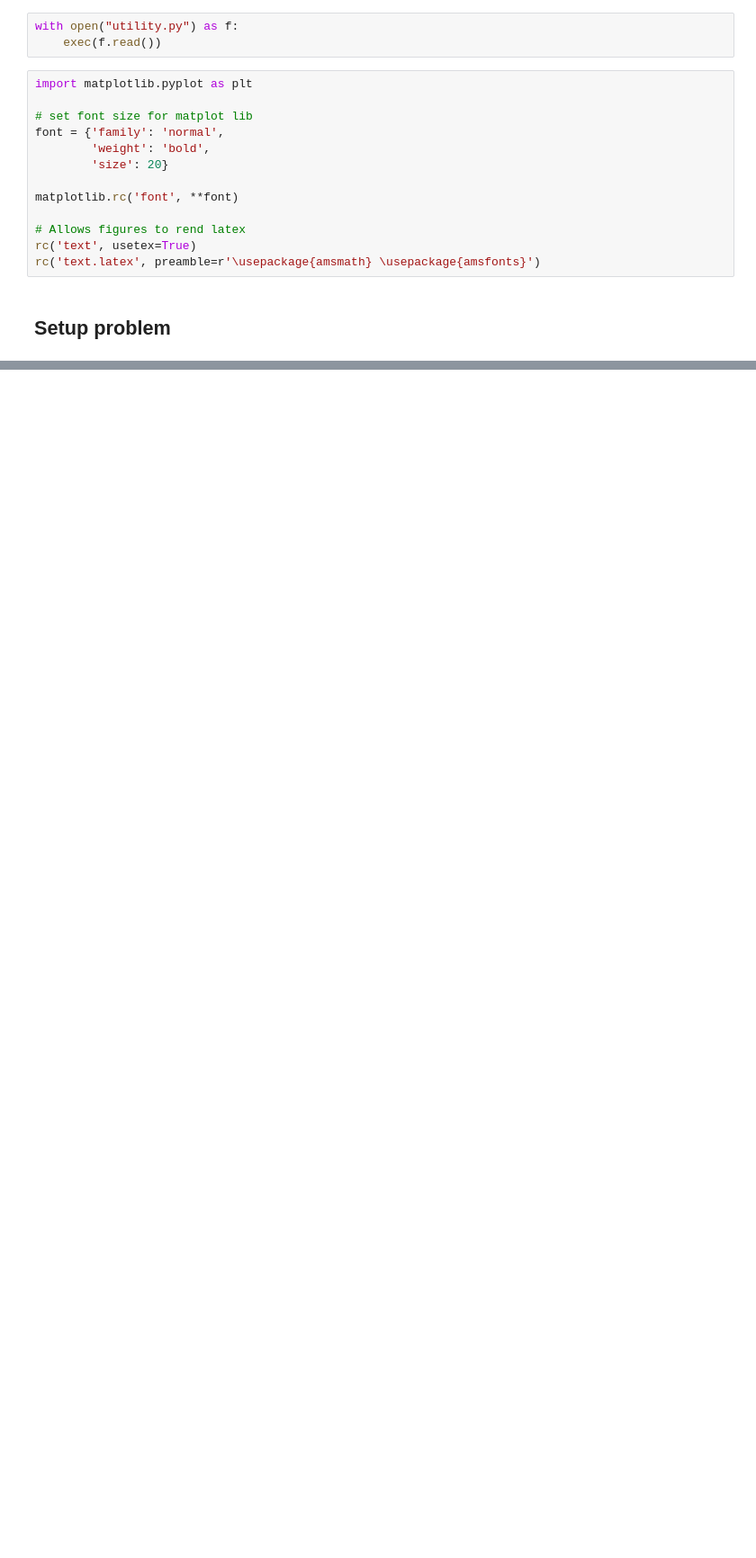
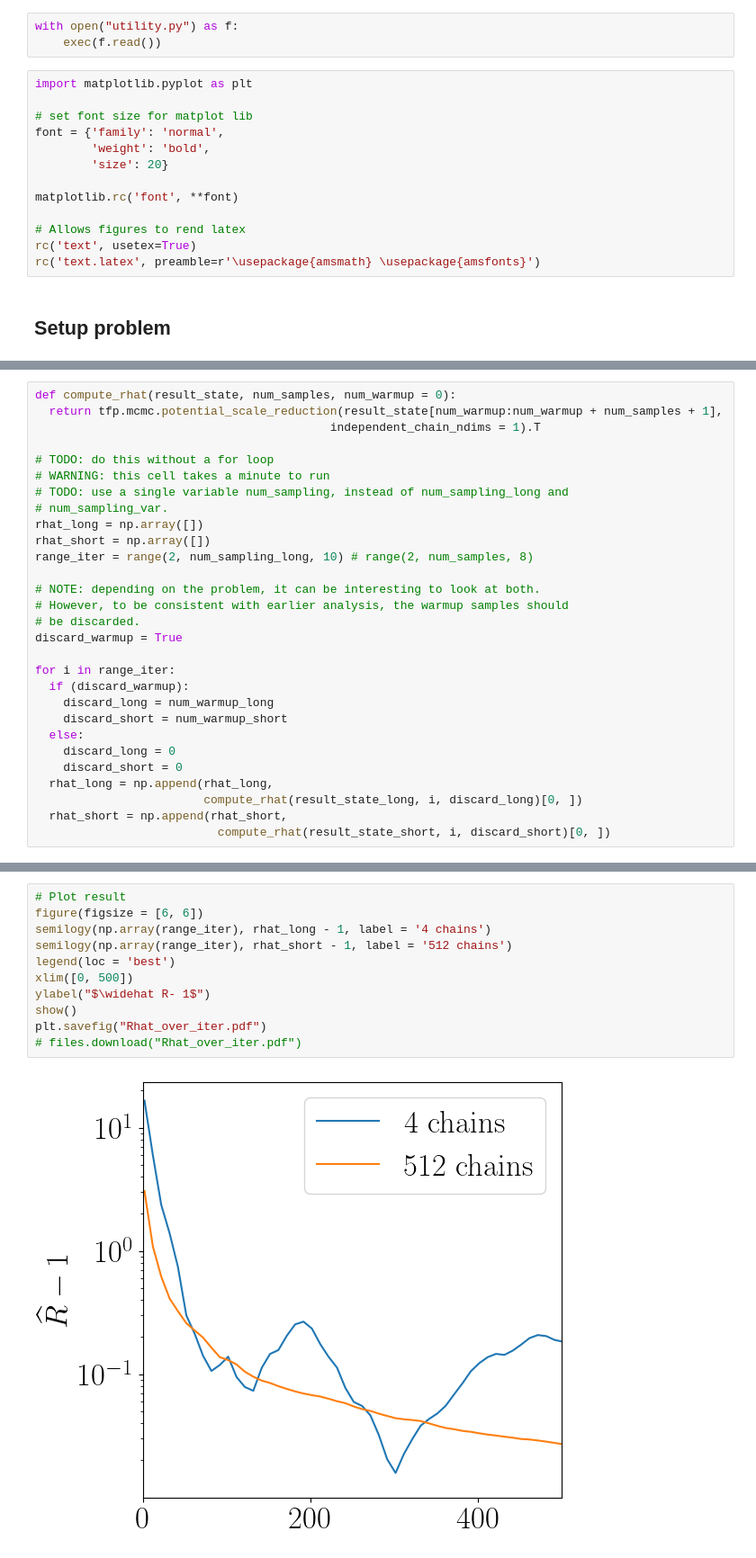
Before and after one commit to charlesm93/nested-rhat, a Jupyter notebook: rosenbrock_example.ipynb, the cells around one changed output, grey strips where cells are left out. Shown at 90% size. Drawn from its saved outputs; the diff is of its cells as text; blank space fills up the shorter version.

```diff
--- a/rosenbrock_example.ipynb
+++ b/rosenbrock_example.ipynb
@@ -102,0 +253,29 @@ XlaRuntimeError: FAILED_PRECONDITION: DNN library initialization failed. Look at
+# %%
+def compute_rhat(result_state, num_samples, num_warmup = 0):
+  return tfp.mcmc.potential_scale_reduction(result_state[num_warmup:num_warmup + num_samples + 1],
+                                          independent_chain_ndims = 1).T
+
+# TODO: do this without a for loop
+# WARNING: this cell takes a minute to run
+# TODO: use a single variable num_sampling, instead of num_sampling_long and
+# num_sampling_var.
+rhat_long = np.array([])
+rhat_short = np.array([])
+range_iter = range(2, num_sampling_long, 10) # range(2, num_samples, 8)
+
+# NOTE: depending on the problem, it can be interesting to look at both.
+# However, to be consistent with earlier analysis, the warmup samples should
+# be discarded.
+discard_warmup = True
+
+for i in range_iter:
+  if (discard_warmup):
+    discard_long = num_warmup_long
+    discard_short = num_warmup_short
+  else:
+    discard_long = 0
+    discard_short = 0
+  rhat_long = np.append(rhat_long,
+                        compute_rhat(result_state_long, i, discard_long)[0, ])
+  rhat_short = np.append(rhat_short,
+                          compute_rhat(result_state_short, i, discard_short)[0, ])
@@ -102,0 +287,13 @@ XlaRuntimeError: FAILED_PRECONDITION: DNN library initialization failed. Look at
+# %%
+# Plot result
+figure(figsize = [6, 6])
+semilogy(np.array(range_iter), rhat_long - 1, label = '4 chains')
+semilogy(np.array(range_iter), rhat_short - 1, label = '512 chains')
+legend(loc = 'best')
+xlim([0, 500])
+ylabel("$\widehat R- 1$")
+show()
+plt.savefig("Rhat_over_iter.pdf")
+# files.download("Rhat_over_iter.pdf")
+# %% [output]
+[figure, added]
```
Also changed, not shown: parts of 17 cells of this notebook, 7 other files.
